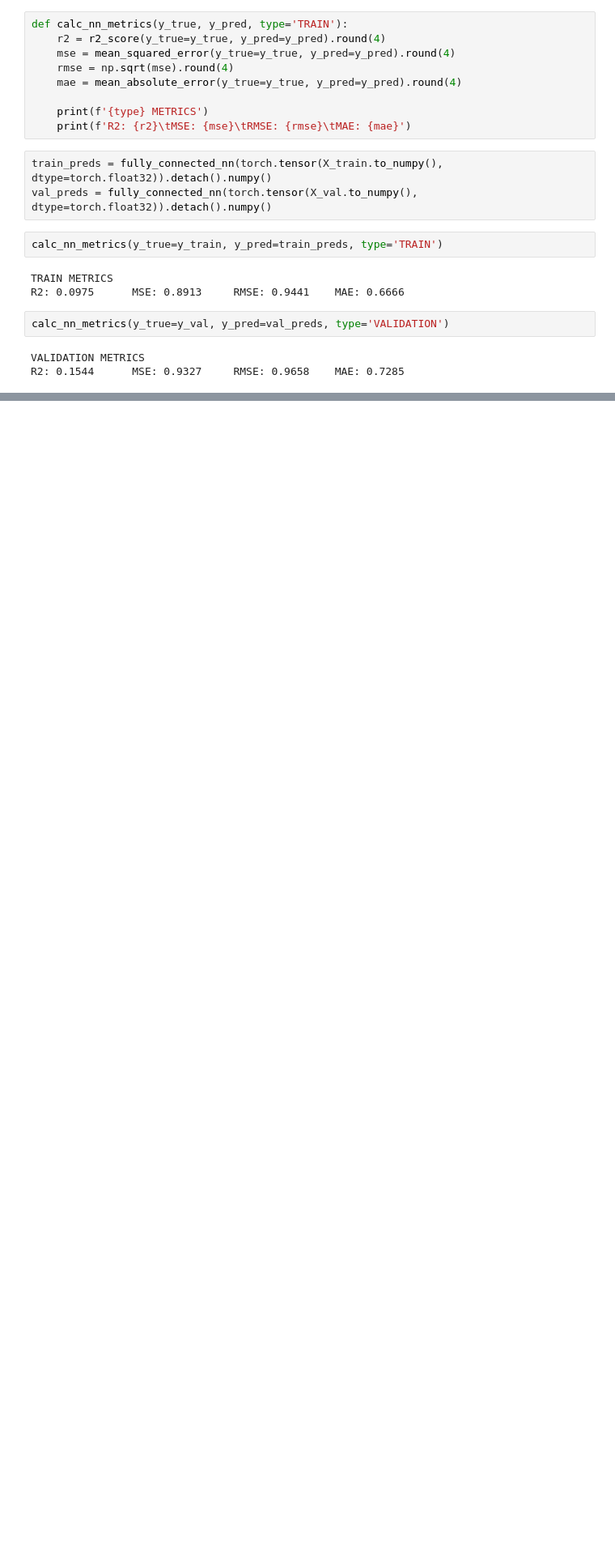
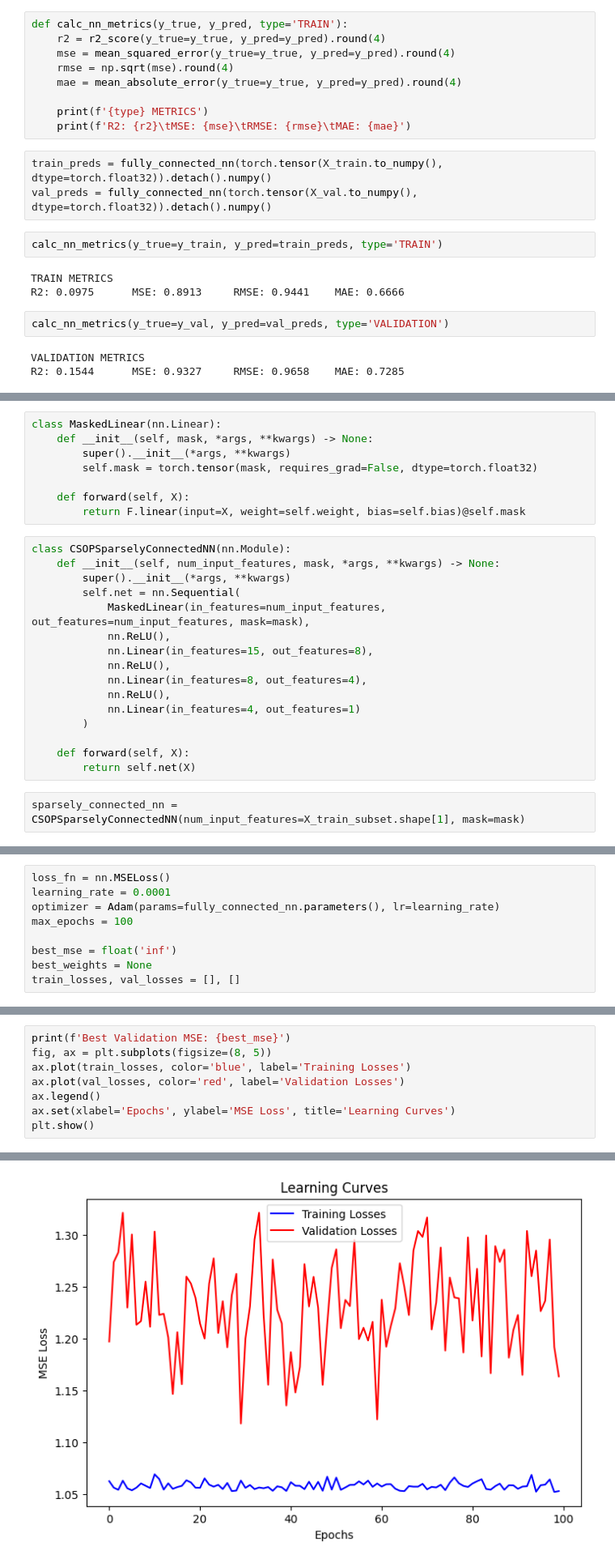
Before and after one commit to Watts-Lab/team_comm_tools, a Jupyter notebook: feature_engine/testing/ipython_notebooks/feature_bagging_nn.ipynb, the cells around one changed output, grey strips where cells are left out. Shown at 81% size. Saved outputs shown, nothing was run; the diff lists cells and outputs as text; blank space fills up the shorter version.

Commit message:
Adding code and models for sparsely connected neural network

```diff
--- a/feature_engine/testing/ipython_notebooks/feature_bagging_nn.ipynb
+++ b/feature_engine/testing/ipython_notebooks/feature_bagging_nn.ipynb
@@ -351,0 +414,26 @@ R2: 0.1544      MSE: 0.9327     RMSE: 0.9658    MAE: 0.7285
+# %%
+class MaskedLinear(nn.Linear):
+    def __init__(self, mask, *args, **kwargs) -> None:
+        super().__init__(*args, **kwargs)
+        self.mask = torch.tensor(mask, requires_grad=False, dtype=torch.float32)
+
+    def forward(self, X):
+        return F.linear(input=X, weight=self.weight, bias=self.bias)@self.mask
+# %%
+class CSOPSparselyConnectedNN(nn.Module):
+    def __init__(self, num_input_features, mask, *args, **kwargs) -> None:
+        super().__init__(*args, **kwargs)
+        self.net = nn.Sequential(
+            MaskedLinear(in_features=num_input_features, out_features=num_input_features, mask=mask),
+            nn.ReLU(),
+            nn.Linear(in_features=15, out_features=8),
+            nn.ReLU(),
+            nn.Linear(in_features=8, out_features=4),
+            nn.ReLU(),
+            nn.Linear(in_features=4, out_features=1)
+        )
+
+    def forward(self, X):
+        return self.net(X)
+# %%
+sparsely_connected_nn = CSOPSparselyConnectedNN(num_input_features=X_train_subset.shape[1], mask=mask)
@@ -351,0 +456,9 @@ R2: 0.1544      MSE: 0.9327     RMSE: 0.9658    MAE: 0.7285
+# %%
+loss_fn = nn.MSELoss()
+learning_rate = 0.0001
+optimizer = Adam(params=fully_connected_nn.parameters(), lr=learning_rate)
+max_epochs = 100
+
+best_mse = float('inf')
+best_weights = None
+train_losses, val_losses = [], []
@@ -351,0 +514,9 @@ R2: 0.1544      MSE: 0.9327     RMSE: 0.9658    MAE: 0.7285
+# %%
+print(f'Best Validation MSE: {best_mse}')
+fig, ax = plt.subplots(figsize=(8, 5))
+ax.plot(train_losses, color='blue', label='Training Losses')
+ax.plot(val_losses, color='red', label='Validation Losses')
+ax.legend()
+ax.set(xlabel='Epochs', ylabel='MSE Loss', title='Learning Curves')
+plt.show()
+# %% [output]
@@ -351,0 +524 @@ R2: 0.1544      MSE: 0.9327     RMSE: 0.9658    MAE: 0.7285
+[figure, added]
```
Also changed, not shown: parts of 25 cells of this notebook, 1 other file.
